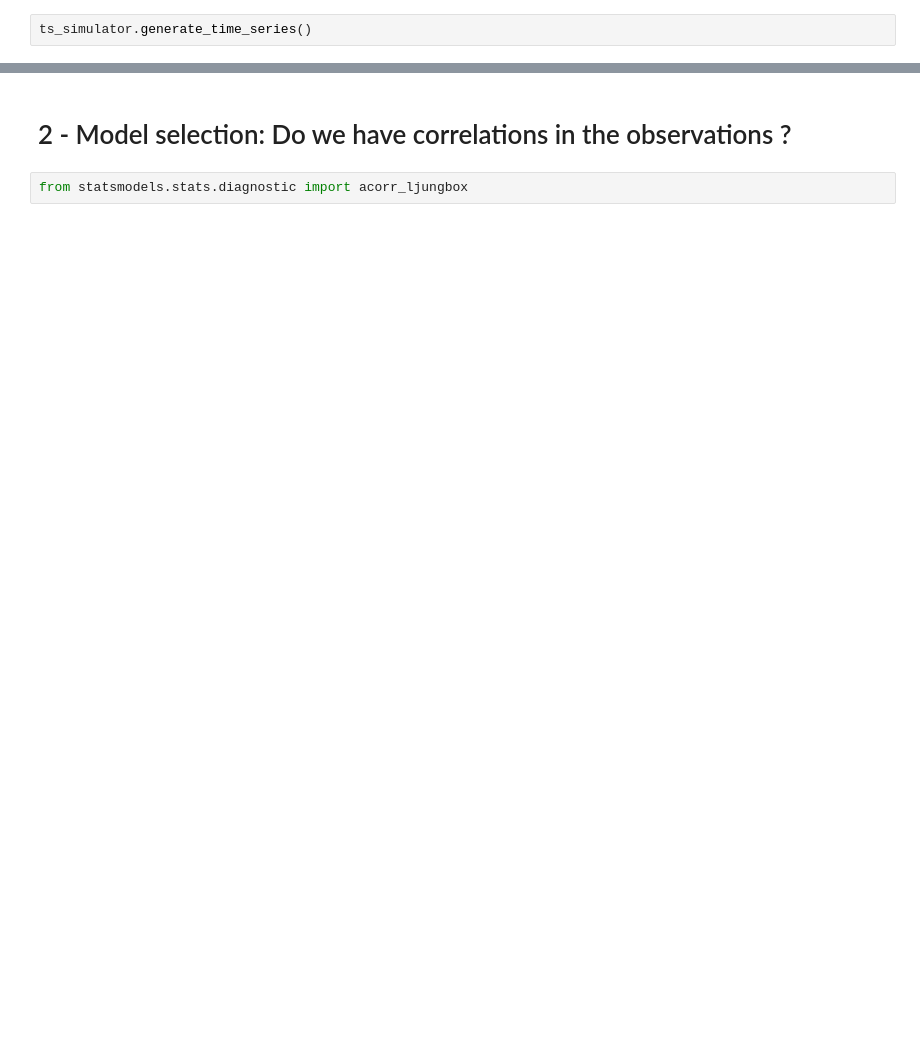
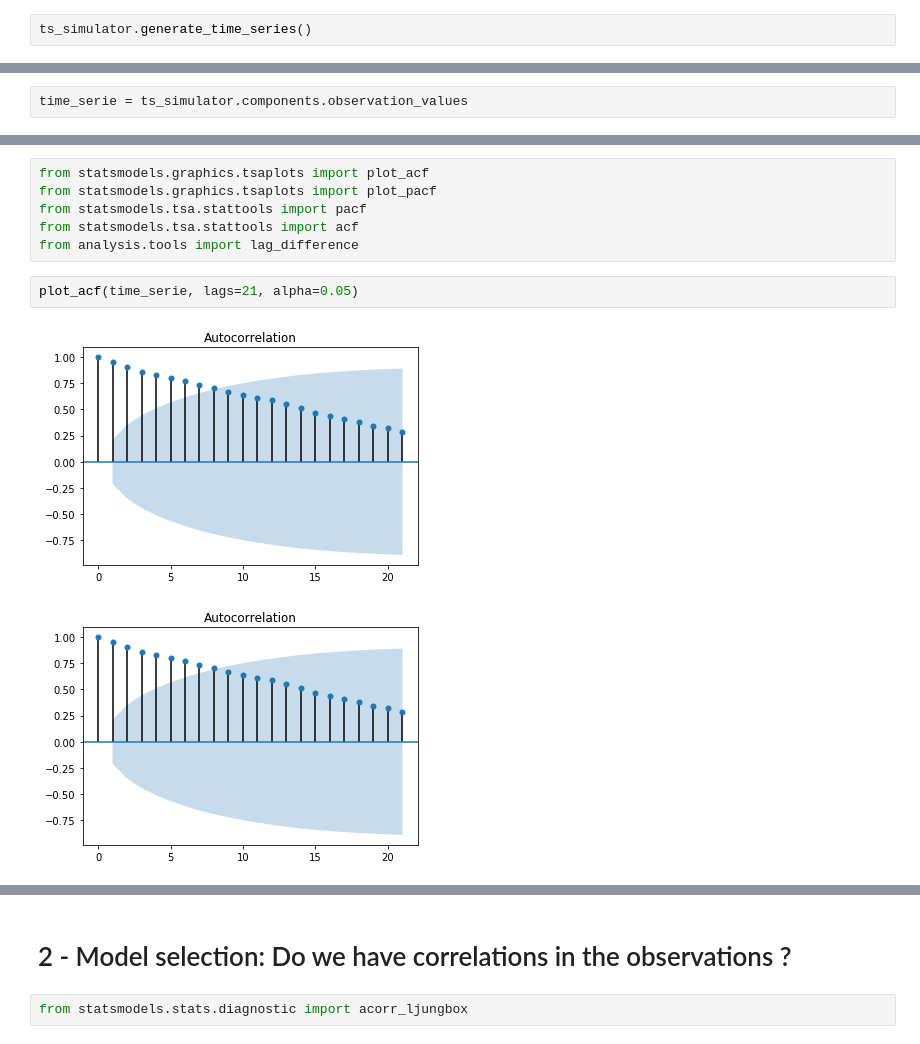
Before and after one commit to Simpliphy/ARIMA, a Jupyter notebook: analysis.ipynb, the cells around one changed output, grey strips where cells are left out. Saved outputs shown, nothing was run; the diff lists cells and outputs as text; blank space fills up the shorter version.

```diff
--- a/analysis.ipynb
+++ b/analysis.ipynb
@@ -16,0 +13,2 @@ from statsmodels.tsa.stattools import adfuller
+# %%
+time_serie = ts_simulator.components.observation_values
@@ -16,0 +30,11 @@ from statsmodels.tsa.stattools import adfuller
+# %%
+from statsmodels.graphics.tsaplots import plot_acf
+from statsmodels.graphics.tsaplots import plot_pacf
+from statsmodels.tsa.stattools import pacf
+from statsmodels.tsa.stattools import acf
+from analysis.tools import lag_difference
+# %%
+plot_acf(time_serie, lags=21, alpha=0.05)
+# %% [output]
+[figure, added]
+[figure, added]
```
Also changed, not shown: parts of 26 cells of this notebook, 5 other files.
